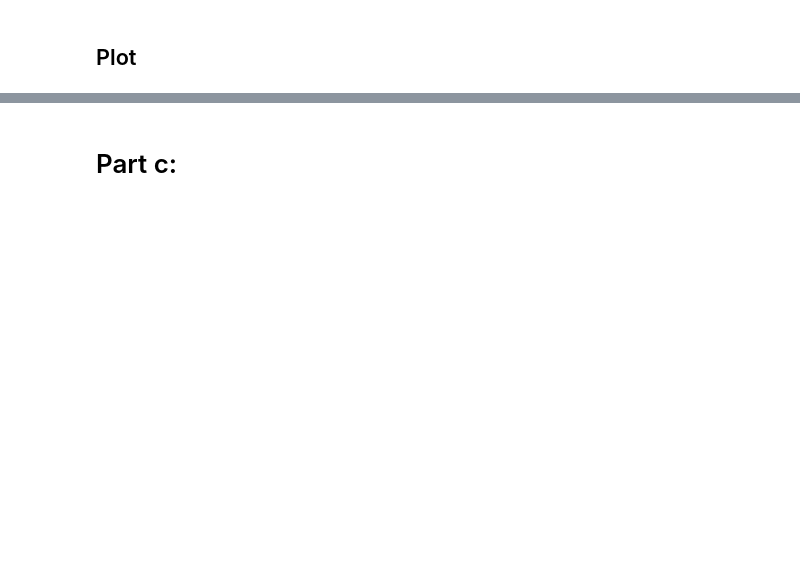
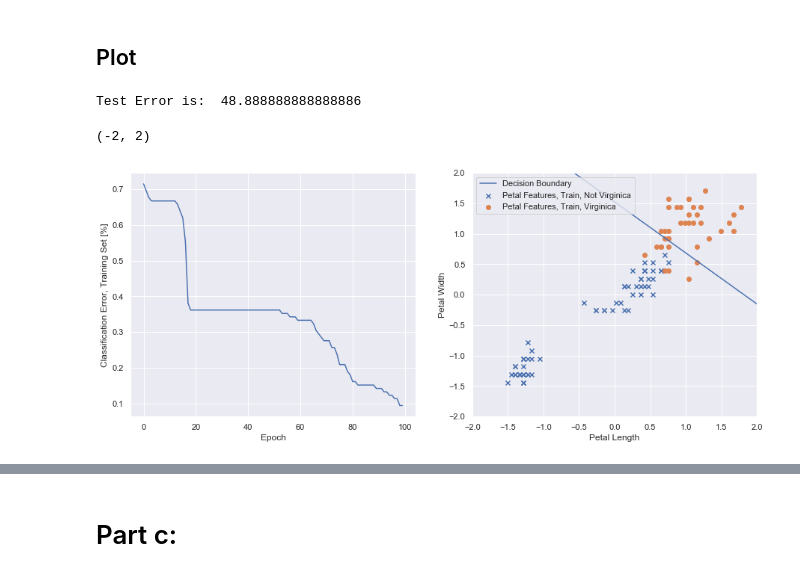
Before and after one commit to dcashon/spr2019_ee596, a Jupyter notebook: hw1/HW1_Iris.ipynb, the cells around one changed output, grey strips where cells are left out. Cells and saved outputs as stored; diff of their text form; code cells hidden in the pictures; blank space fills up the shorter version.

```diff
--- a/hw1/HW1_Iris.ipynb
+++ b/hw1/HW1_Iris.ipynb
@@ -178,4 +251,22 @@ tf.reset_default_graph()
 # %% [markdown]
 <h2>Define update rule and accuracy</h2>
+# %%
+# same as case 1, still single perceptron
+# copied and adapted from class sample code
+y = tf.round(tf.sigmoid(tf.add(tf.matmul(x_in, w),b)))
+#the error between target and logit
+error = y - y_hat
+
+#weight and bias update rule w(t+1) = w(t) + learning_rate * error * x
+dW = tf.matmul(tf.transpose(x_in),error)
+db = tf.reduce_sum(error,0)
+W_ = w + lr*dW
+b_ = b + lr*db
+
+#group two operations together
+step = tf.group(w.assign(W_), b.assign(b_))
+
+# accuracy measure, will divide later
+acc = tf.reduce_sum(tf.cast(tf.equal(y,y_hat), tf.float32))
 # %% [markdown]
 <h2>Execute training</h2>
@@ -182,2 +311,39 @@ tf.reset_default_graph()
 # %% [markdown]
 <h2>Plot</h2>
+# %%
+# accuracy curve, in terms of classification error percentage
+plt.figure(1, figsize=(15,6))
+plt.subplot(121)
+plt.plot(np.array(py_acc) / len(y_train_2))
+plt.xlabel('Epoch')
+plt.ylabel('Classification Error, Training Set [%]')
+
+def sigmoid(x):
+    return 1 / (1 + np.exp(-x))
+# compute test error
+pred = np.round(sigmoid(x_test_2 @ py_w + py_b))
+error = np.sum(pred - np.squeeze(y_test_2)) / y_test_2.shape[0]
+
+print('Test Error is: \t' + str(error * 100))
+
+# decision boundary
+plt.subplot(122)
+x2 = np.linspace(-2, 2, 20) # petal length
+x1 = (-1 / py_w[0]) * (py_b + x2 * py_w[1])
+plt.plot(x1, x2, label='Decision Boundary')
+plt.xlabel('Petal Length')
+plt.ylabel('Petal Width')
+# class idx
+idx_1 = np.where(np.squeeze(y_train_2) == 0)[0]
+idx_2 = np.where(np.squeeze(y_train_2) == 1)[0]
+plt.scatter(x_train_2.petal_length.iloc[idx_1], x_train_2.petal_width.iloc[idx_1], label='Petal Features, Train, Not Virginica', marker='x')
+plt.scatter(x_train_2.petal_length.iloc[idx_2], x_train_2.petal_width.iloc[idx_2], label='Petal Features, Train, Virginica')
+#plt.scatter(x_test_2.petal_length, x_test_2.petal_width, label='Petal_Features, Test')
+# here I need to plot the type of flower as scatter style... this way to see seperability
+plt.legend(loc='upper left')
+plt.xlim(-2, 2)
+plt.ylim(-2,2)
+# %% [output]
+Test Error is:  48.888888888888886
+(-2, 2)
+[figure, added]
```
Also changed, not shown: parts of 26 cells of this notebook, 5 other files.
